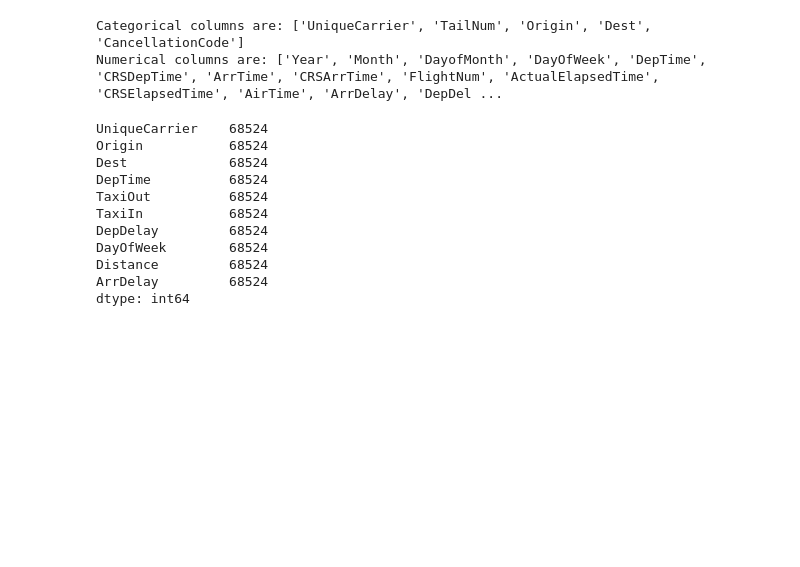
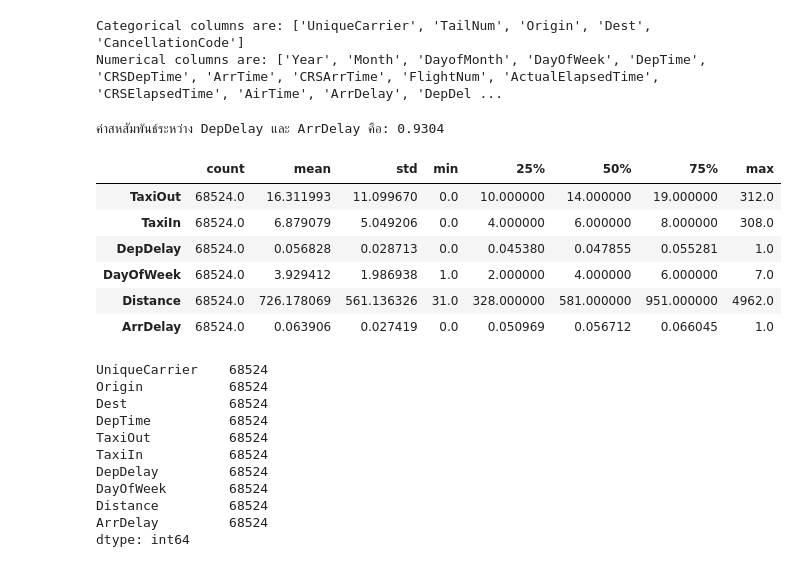
Before and after one commit to aekanun2020/Data-Analytics-using-Python, a Jupyter notebook: 26OCT2023_of_from_Solution_Homework_to_Regression_scaled9Feature_and_scaledLabel.ipynb, the cells around one changed output. Saved outputs shown, nothing was run; the diff lists cells and outputs as text; code cells hidden in the pictures; blank space fills up the shorter version.

```diff
--- a/26OCT2023_of_from_Solution_Homework_to_Regression_scaled9Feature_and_scaledLabel.ipynb
+++ b/26OCT2023_of_from_Solution_Homework_to_Regression_scaled9Feature_and_scaledLabel.ipynb
@@ -169,2 +166,14 @@ min_distance = raw_pd['Distance'].min()
+# %%
+max_DepDelay = raw_pd['DepDelay'].max()
+
+min_DepDelay = raw_pd['DepDelay'].min()
+
+def t_normalized_DepDelay(origin):
+    if origin is None:
+        return None
+    else:
+        return ((origin-min_DepDelay)/(max_DepDelay-min_DepDelay))
+# %%
+raw_pd['DepDelay'] = raw_pd['DepDelay'].apply(lambda x:t_normalized_DepDelay(x))
 # %%
 max_ArrDelay = raw_pd['ArrDelay'].max()
@@ -184,5 +188,3 @@ def t_normalized_ArrDelay(origin):
-# %%
-raw_pd['Distance'] = raw_pd['Distance'].apply(lambda x:t_normalized_distance(x))
 # %%
 raw_pd['ArrDelay'] = raw_pd['ArrDelay'].apply(lambda x:t_normalized_ArrDelay(x))
 # %%
@@ -191,6 +193,26 @@ features_pd = raw_pd[['UniqueCarrier','Origin','Dest',\
         'DayOfWeek','Distance','ArrDelay']]
 # %%
 final_pd = features_pd.dropna()
+# %%
+import pandas as pd
+
+## Multivariate with Pearson Correlation
+
+correlation = final_pd['DepDelay'].corr(final_pd['ArrDelay'])
+
+print(f"ค่าสหสัมพันธ์ระหว่าง DepDelay และ ArrDelay คือ: {correlation:.4f}")
+# %% [output]
+ค่าสหสัมพันธ์ระหว่าง DepDelay และ ArrDelay คือ: 0.9304
+# %%
+final_pd.describe().transpose()
+# %% [output]
+|  | count | mean | std | min | 25% | 50% | 75% | max |
+| TaxiOut | 68524.0 | 16.311993 | 11.099670 | 0.0 | 10.000000 | 14.000000 | 19.000000 | 312.0 |
+| TaxiIn | 68524.0 | 6.879079 | 5.049206 | 0.0 | 4.000000 | 6.000000 | 8.000000 | 308.0 |
+| DepDelay | 68524.0 | 0.056828 | 0.028713 | 0.0 | 0.045380 | 0.047855 | 0.055281 | 1.0 |
+| DayOfWeek | 68524.0 | 3.929412 | 1.986938 | 1.0 | 2.000000 | 4.000000 | 6.000000 | 7.0 |
+| Distance | 68524.0 | 726.178069 | 561.136326 | 31.0 | 328.000000 | 581.000000 | 951.000000 | 4962.0 |
+| ArrDelay | 68524.0 | 0.063906 | 0.027419 | 0.0 | 0.050969 | 0.056712 | 0.066045 | 1.0 |
 # %%
 final_pd.count()
 # %% [output]
```
Also changed, not shown: parts of 10 cells of this notebook.
